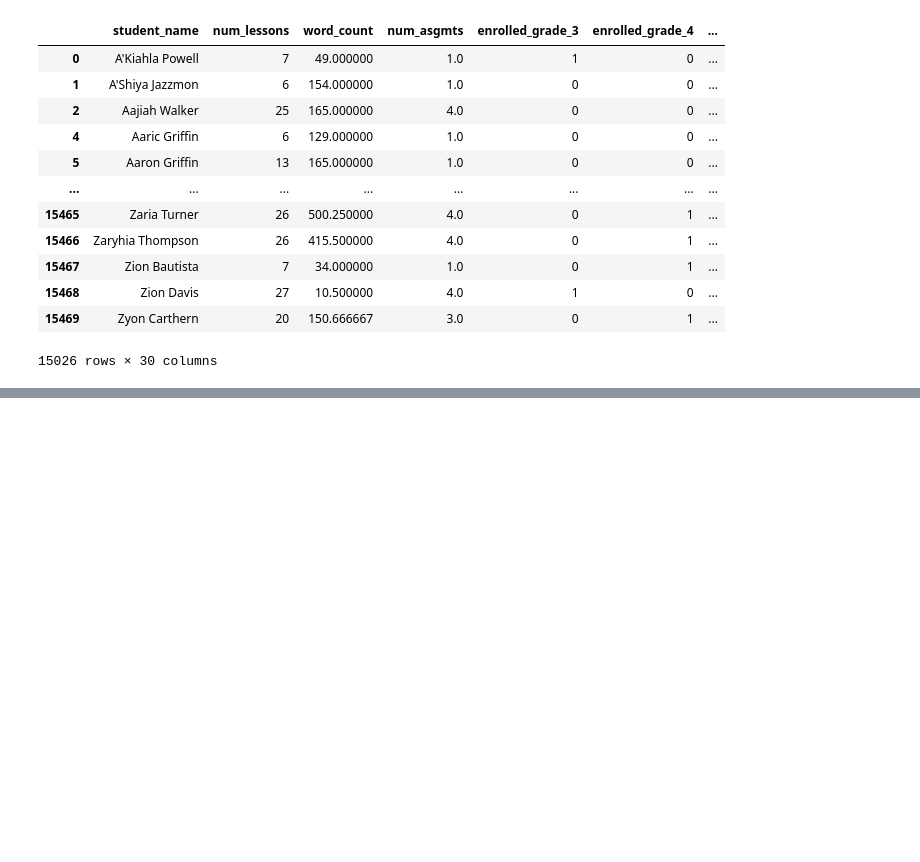
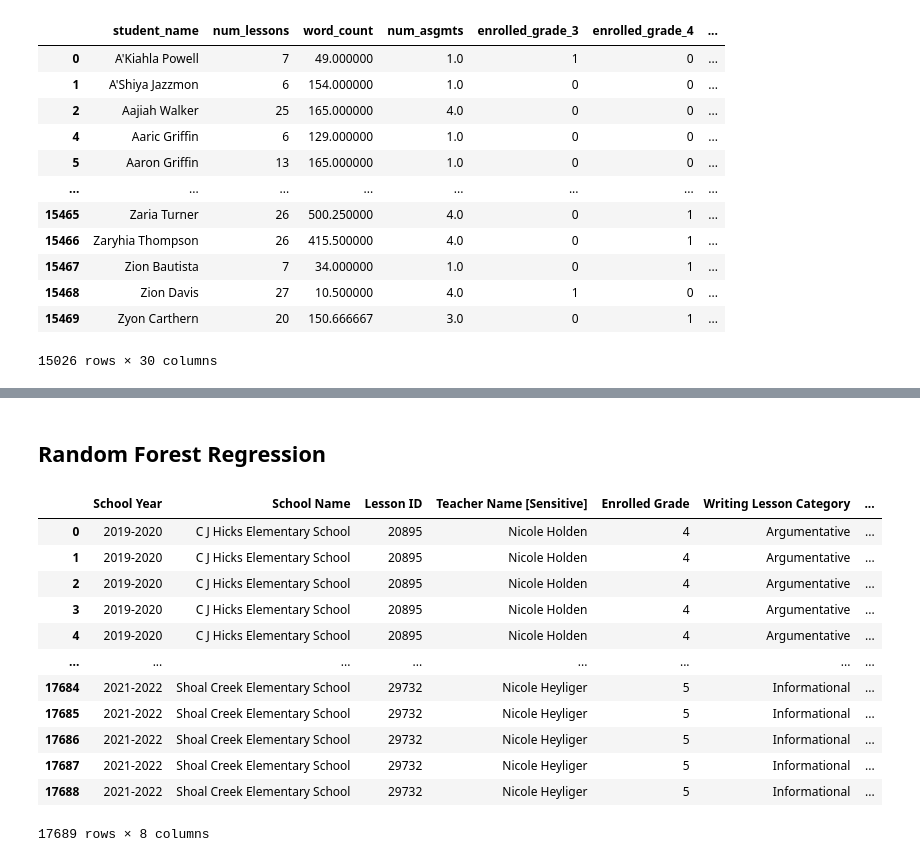
Before and after one commit to ThinkCERCA/efficacy_studies, a Jupyter notebook: Rockdale writing quality study.ipynb, the cells around one changed output, grey strips where cells are left out. Saved outputs shown, nothing was run; the diff lists cells and outputs as text; code cells hidden in the pictures; blank space fills up the shorter version.

```diff
--- a/Rockdale writing quality study.ipynb
+++ b/Rockdale writing quality study.ipynb
@@ -58,15 +58,15 @@ wordcnt
 ## change data type into integer: 'Word Count' column
 
 # drop nan for Word Count column
-avgcnt = wordcnt.dropna(subset=['Word Count'])
+wordcnt2 = wordcnt.dropna(subset=['Word Count'])
 
 # now 'wordcnt' has 229509 rows × 16 columns
 
 # replace ',' with ''
-avgcnt['Word Count'].replace(',','',regex=True,inplace=True)
+wordcnt2['Word Count'].replace(',','',regex=True,inplace=True)
 
 # convert data type of word count column into integer
-avgcnt['Word Count'] = avgcnt['Word Count'].astype(int)
+wordcnt2['Word Count'] = wordcnt2['Word Count'].astype(int)
 # %%
 # group by school year, grade level and student name, then take average for all the word count
 # group by student assignment ID to remove the duplicates created by rubric category scores
@@ -560,3 +553,28 @@ Notes:
 [1] Standard Errors assume that the covariance matrix of the errors is correctly specified.
 [2] The smallest eigenvalue is 1.6e-26. This might indicate that there are
 strong multicollinearity problems or that the design matrix is singular.
+# %% [markdown]
+## Random Forest Regression
+# %%
+df_rf = wordcnt2.groupby(['School Year','School Name','Lesson ID','Teacher Name [Sensitive]',
+                          'Enrolled Grade','Writing Lesson Category',
+                          'Student Assignment ID'])['Word Count'].mean()
+df_rf = pd.DataFrame(df_rf)
+df_rf = df_rf.reset_index()
+df_rf
+
+# 17689 rows × 8 columns
+# %% [output]
+|  | School Year | School Name | Lesson ID | Teacher Name [Sensitive] | Enrolled Grade | Writing Lesson Category | ... |
+| 0 | 2019-2020 | C J Hicks Elementary School | 20895 | Nicole Holden | 4 | Argumentative | ... |
+| 1 | 2019-2020 | C J Hicks Elementary School | 20895 | Nicole Holden | 4 | Argumentative | ... |
+| 2 | 2019-2020 | C J Hicks Elementary School | 20895 | Nicole Holden | 4 | Argumentative | ... |
+| 3 | 2019-2020 | C J Hicks Elementary School | 20895 | Nicole Holden | 4 | Argumentative | ... |
+| 4 | 2019-2020 | C J Hicks Elementary School | 20895 | Nicole Holden | 4 | Argumentative | ... |
+| ... | ... | ... | ... | ... | ... | ... | ... |
+| 17684 | 2021-2022 | Shoal Creek Elementary School | 29732 | Nicole Heyliger | 5 | Informational | ... |
+| 17685 | 2021-2022 | Shoal Creek Elementary School | 29732 | Nicole Heyliger | 5 | Informational | ... |
+| 17686 | 2021-2022 | Shoal Creek Elementary School | 29732 | Nicole Heyliger | 5 | Informational | ... |
+| 17687 | 2021-2022 | Shoal Creek Elementary School | 29732 | Nicole Heyliger | 5 | Informational | ... |
+| 17688 | 2021-2022 | Shoal Creek Elementary School | 29732 | Nicole Heyliger | 5 | Informational | ... |
+17689 rows × 8 columns
```
Also changed, not shown: parts of 7 cells of this notebook.
